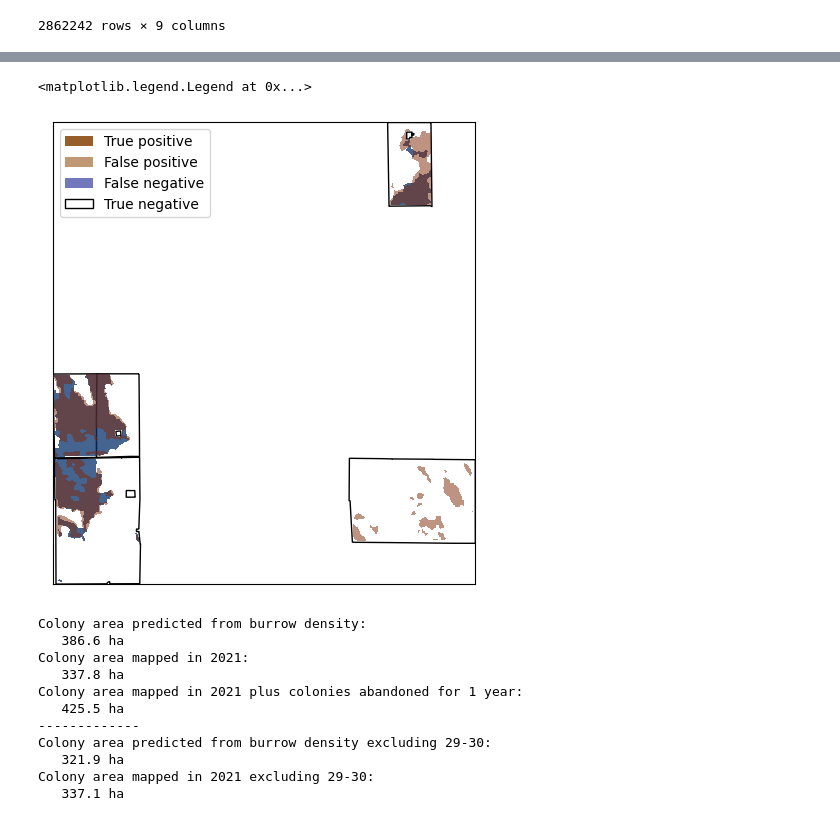
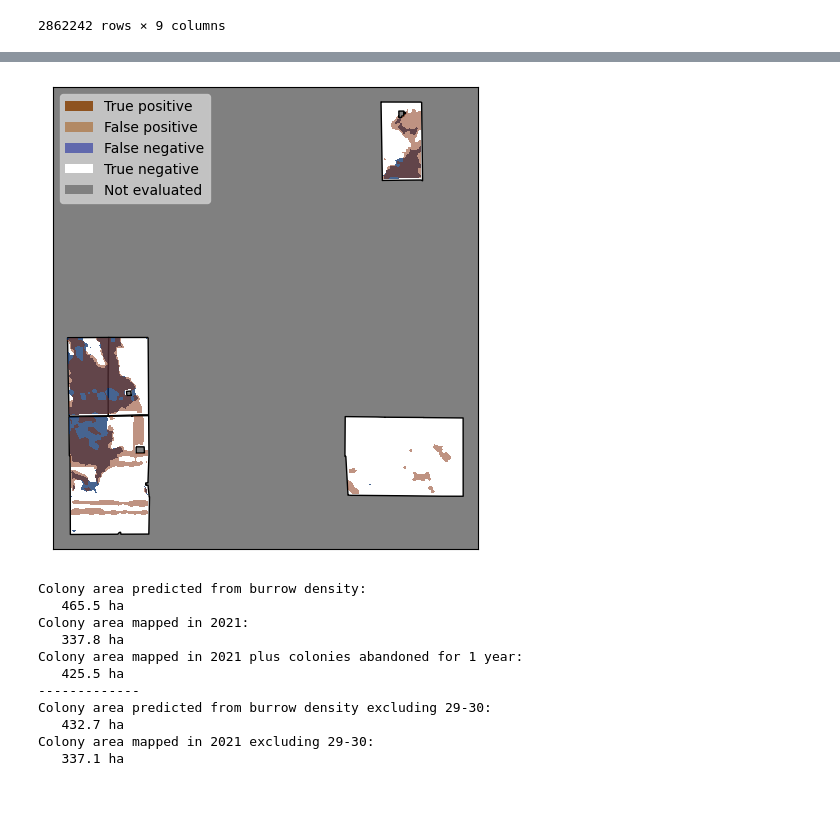
Before and after one commit to kearney-sp/cper_pdog, a Jupyter notebook: cnn_pred_colony.ipynb, the cells around one changed output, grey strips where cells are left out. Saved outputs shown, nothing was run; the diff lists cells and outputs as text; code cells hidden in the pictures.

```diff
--- a/cnn_pred_colony.ipynb
+++ b/cnn_pred_colony.ipynb
@@ -52,5 +46,5 @@ pts_list = []
 # %%
-from tqdm import tqdm
+pts_list = []
 for i in tqdm(np.unique(cper_xr.values)):
     if np.isnan(i):
         continue
@@ -60,9 +54,9 @@ for i in tqdm(np.unique(cper_xr.values)):
         for f in shps_f_list_sub:
             pts_tmp = gpd.read_file(f)
             pts_tmp = pts_tmp[pts_tmp.geometry != None]
-            if area_thresh is not None:
+            if burrow_area_thresh is not None:
                 pts_tmp['area'] = pts_tmp['area'].astype('int')
-                pts_tmp = pts_tmp[pts_tmp['area'] >= area_thresh]
+                pts_tmp = pts_tmp[pts_tmp['area'] >= burrow_area_thresh]
             pts_xr = shp2mask(pts_tmp.geometry, cper_xr, cper_xr.rio.transform(), cper_xr.shape,
                               default_value=1, merge_alg=features.MergeAlg.add)
             pts_list.append(pts_xr.where(pts_xr != 0))
@@ -70,8 +64,10 @@ for i in tqdm(np.unique(cper_xr.values)):
 pts_all_xr = xr.DataArray(np.nanmean(pts_list, axis=0),
              coords=(cper_xr.y, cper_xr.x),
              dims=('y', 'x'))
+radius_m = np.sqrt(focal_area_ha * 1e4) / np.pi
 cellsize_x, cellsize_y = convolution.calc_cellsize(pts_xr)
-kernel = convolution.circle_kernel(cellsize_x, cellsize_y, radius=71.176)
+kernel = convolution.circle_kernel(cellsize_x, cellsize_y, radius=radius_m)
 pts_density_xr = focal.apply(pts_all_xr,
                                     kernel,
                                     focal._calc_sum)
+pts_density_xr = pts_density_xr / focal_area_ha
@@ -143,9 +135,9 @@ from sklearn.metrics import jaccard_score
 df_val = pd.DataFrame(columns=['yrs_thresh', 'pts_thresh', 'jscore'])
 idx=0
 for yrs_thresh in tqdm(range(0, 6)):
-    for pts_thresh in range(1, 101, 2):
+    for pts_thresh in range(0, 51, 2):
         df_out['y_true'] = df_out['yrs_active'] > yrs_thresh
-        df_out['y_pred'] = df_out['pts_density'] > pts_thresh
+        df_out['y_pred'] = df_out['pts_density'] >= pts_thresh
         jscore = jaccard_score(y_true=df_out['y_true'],
                       y_pred=df_out['y_pred'])
         df_val = pd.concat([df_val, pd.DataFrame({'yrs_thresh': yrs_thresh,
@@ -153,9 +145,9 @@ for yrs_thresh in tqdm(range(0, 6)):
                                                   'jscore': jscore}, index=[idx])])
         idx+=1
 # %%
-for pts_thresh in tqdm(range(1, 101, 2)):
+for pts_thresh in tqdm(range(0, 51, 2)):
     df_out['y_true'] = (df_out['yrs_active'] > 0) | (df_out['yrs_old'] == 1)
-    df_out['y_pred'] = df_out['pts_density'] > pts_thresh
+    df_out['y_pred'] = df_out['pts_density'] >= pts_thresh
     jscore = jaccard_score(y_true=df_out['y_true'],
                   y_pred=df_out['y_pred'])
     df_val = pd.concat([df_val, pd.DataFrame({'yrs_thresh': -1,
@@ -205,29 +251,35 @@ for ax in axs:
 # %%
 from matplotlib.patches import Patch
 fig, ax = plt.subplots(ncols=1, figsize=(6, 6))
 cper.plot(fc='white', ec='black', ax=ax, zorder=1)
 show((da_active > 0).where(da_active > 0).data, ax=ax, transform=pts_density_xr.rio.transform(),
      cmap='Blues', clim=(0, 1), alpha=0.75, zorder=5)
-show((pts_density_xr > pts_thresh).where(pts_density_xr > pts_thresh).data, ax=ax, transform=pts_density_xr.rio.transform(),
+show((pts_density_xr >= pts_thresh).where(pts_density_xr >= pts_thresh).data, ax=ax, transform=pts_density_xr.rio.transform(),
      cmap='Oranges', clim=(0, 1), alpha=0.5, zorder=10)
 ax.axes.get_xaxis().set_visible(False)
 ax.axes.get_yaxis().set_visible(False)
 
 legend_elements = [Patch(facecolor='#854004', alpha=0.85, edgecolor='none',
                          label='True positive'),
                    Patch(facecolor='#ad7645', alpha=0.75, edgecolor='none',
                          label='False positive'),
                    Patch(facecolor='#414ba6', edgecolor='none', alpha=0.75,
                          label='False negative'),
-                   Patch(facecolor='white', edgecolor='k',
-                         label='True negative')]
-ax.legend(handles=legend_elements, loc='upper left')
+                   Patch(facecolor='white', edgecolor='none',
+                         label='True negative'),
+                   Patch(facecolor='grey', edgecolor='none',
+                         label='Not evaluated')]
+ax.legend(handles=legend_elements, loc='upper left', facecolor='lightgrey')
+ax.set_facecolor('grey')
+plot_buff_m = 300
+ax.set_xlim((cper.total_bounds[0]-plot_buff_m, cper.total_bounds[2]+plot_buff_m))
+ax.set_ylim((cper.total_bounds[1]-plot_buff_m, cper.total_bounds[3]+plot_buff_m))
+plt.savefig('./results_figs/colony_pred_' + suffix + '.png', dpi=300, bbox_inches='tight', pad_inches=0.1)
 # %% [output]
-<matplotlib.legend.Legend at 0x...>
-[figure, old version]
+[figure, new version]
 # %%
 print('Colony area predicted from burrow density: ')
-print('  ', np.round(((pts_density_xr > pts_thresh).sum()*5.0**2*0.0001).values, 1), 'ha')
+print('  ', np.round(((pts_density_xr >= pts_thresh).sum()*5.0**2*0.0001).values, 1), 'ha')
 
 print('Colony area mapped in 2021: ')
 print('  ', np.round(((da_active > 0).sum()*5.0**2*0.0001).values, 1), 'ha')
@@ -240,19 +292,19 @@ print('  ',
 print('-------------')
 
 print('Colony area predicted from burrow density excluding 29-30: ')
-print('  ', np.round(((pts_density_xr > pts_thresh).where(cper_xr != 5).sum()*5.0**2*0.0001).values, 1), 'ha')
+print('  ', np.round(((pts_density_xr >= pts_thresh).where(cper_xr != 5).sum()*5.0**2*0.0001).values, 1), 'ha')
 
 print('Colony area mapped in 2021 excluding 29-30: ')
 print('  ', np.round(((da_active > 0).where(cper_xr != 5).sum()*5.0**2*0.0001).values, 1), 'ha')
 # %% [output]
 Colony area predicted from burrow density:
-   386.6 ha
+   465.5 ha
 Colony area mapped in 2021:
    337.8 ha
 Colony area mapped in 2021 plus colonies abandoned for 1 year:
    425.5 ha
 -------------
 Colony area predicted from burrow density excluding 29-30:
-   321.9 ha
+   432.7 ha
 Colony area mapped in 2021 excluding 29-30:
    337.1 ha
```
Also changed, not shown: parts of 20 cells of this notebook, 16 other files.
